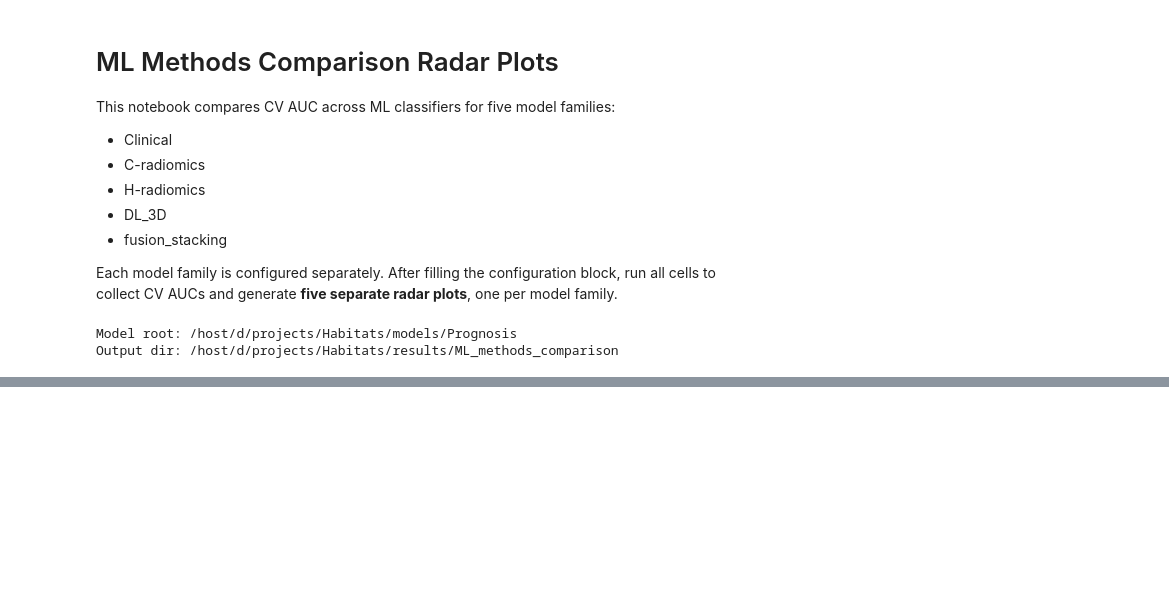
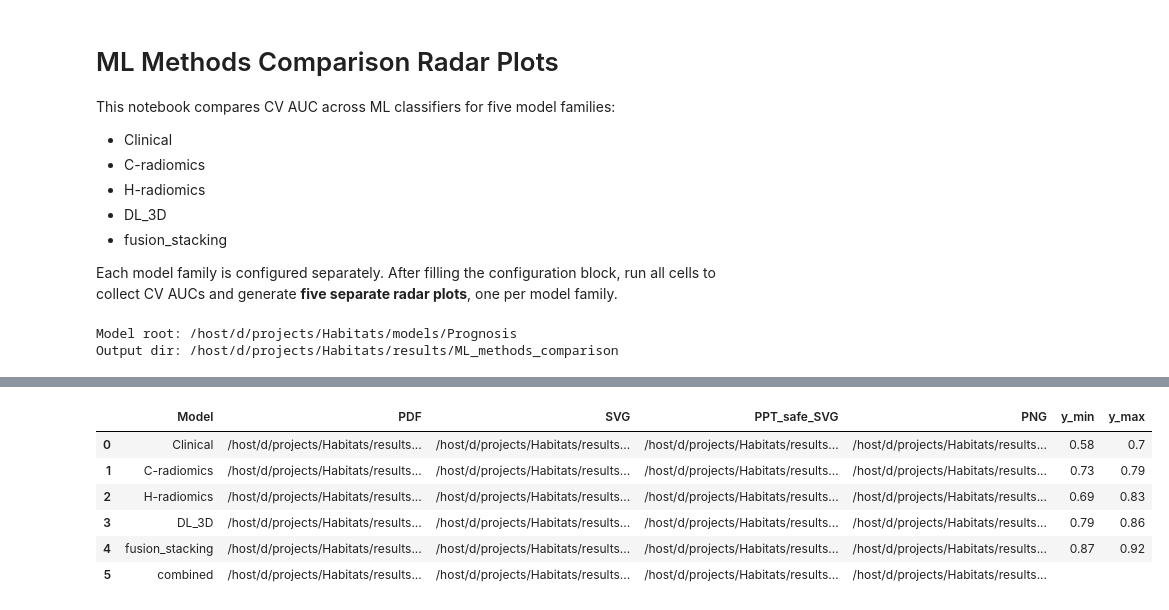
Before and after one commit to zhennongchen/Osteosarcoma, a Jupyter notebook: results_presentation/ML_methods_comparison.ipynb, the cells around one changed output, grey strips where cells are left out. Cells and saved outputs as stored; diff of their text form; code cells hidden in the pictures; blank space fills up the shorter version.

```diff
--- a/results_presentation/ML_methods_comparison.ipynb
+++ b/results_presentation/ML_methods_comparison.ipynb
@@ -468,6 +504,6 @@ Saved: /host/d/projects/Habitats/results/ML_methods_comparison/ML_methods_CV_AUC
 # %%
 # ============================================================
-# 5. Save one radar plot per model family
+# 5. Save one radar plot per model family, plus a combined layout
 # ============================================================
 
 labels = METHOD_ORDER
@@ -475,16 +511,11 @@ n = len(labels)
 angles = np.linspace(0, 2 * np.pi, n, endpoint=False).tolist()
 angles_closed = angles + angles[:1]
 
-saved_plots = []
 
-for model_name in MODEL_CONFIGS.keys():
-    values = auc_wide_df.loc[model_name, METHOD_ORDER].astype(float).to_list()
-    color = MODEL_COLORS.get(model_name, '#4C78A8')
+def draw_radar(ax, model_name, values, color, show_title=True, title_y=1.12):
+    """Draw one model-family radar chart on an existing polar axis."""
     y_min, y_max = radial_limits(values)
     ticks = radial_ticks(y_min, y_max)
-
-    fig = plt.figure(figsize=FIGSIZE)
-    ax = plt.subplot(111, polar=True)
 
     ax.plot(
         angles_closed,
@@ -498,33 +529,100 @@ for model_name in MODEL_CONFIGS.keys():
         color=color,
         alpha=0.25,
     )
-    ax.scatter(angles, values, s=36, color=color, zorder=3)
+    ax.scatter(angles, values, s=34, color=color, zorder=3)
 
     ax.set_xticks(angles)
-    ax.set_xticklabels(labels, fontsize=13)
+    ax.set_xticklabels(labels, fontsize=12)
     ax.set_ylim(y_min, y_max)
     ax.set_yticks(ticks)
-    ax.set_yticklabels([f'{t:.2f}' for t in ticks], fontsize=10)
+    ax.set_yticklabels([f'{t:.2f}' for t in ticks], fontsize=11)
     ax.set_rlabel_position(88)
     ax.grid(True, linestyle=':', linewidth=0.8, alpha=0.85)
     ax.spines['polar'].set_color('#888888')
     ax.spines['polar'].set_linewidth(0.8)
 
-    # Title required by user. No legend.
-    ax.set_title(model_name, y=1.10, fontsize=16, fontweight='bold')
+    if show_title:
+        ax.set_title(model_name, y=title_y, fontsize=18, fontweight='bold')
+
+    return y_min, y_max
+
+
+saved_plots = []
+
+# ------------------------------------------------------------
+# 5A. Individual figures: one model family per file
+# ------------------------------------------------------------
+for model_name in MODEL_CONFIGS.keys():
+    values = auc_wide_df.loc[model_name, METHOD_ORDER].astype(float).to_list()
+    color = MODEL_COLORS.get(model_name, '#4C78A8')
+
+    fig = plt.figure(figsize=FIGSIZE)
+    ax = plt.subplot(111, polar=True)
+    y_min, y_max = draw_radar(ax, model_name, values, color, show_title=True, title_y=1.10)
 
     plt.tight_layout()
 
     base = f'{SAVE_PREFIX}_{safe_filename(model_name)}'
     pdf_path = OUT_DIR / f'{base}.pdf'
     png_path = OUT_DIR / f'{base}.png'
-    fig.savefig(pdf_path, bbox_inches='tight')
+    svg_path, ppt_svg_path = save_pdf_and_ppt_safe_svg(fig, pdf_path, bbox_inches='tight')
     fig.savefig(png_path, dpi=300, bbox_inches='tight')
     plt.show()
 
-    saved_plots.append({'Model': model_name, 'PDF': str(pdf_path), 'PNG': str(png_path), 'y_min': y_min, 'y_max': y_max})
+    saved_plots.append({
+        'Model': model_name,
+        'PDF': str(pdf_path),
+        'SVG': str(svg_path),
+        'PPT_safe_SVG': str(ppt_svg_path),
+        'PNG': str(png_path),
+        'y_min': y_min,
+        'y_max': y_max,
+    })
+
+
+# ------------------------------------------------------------
+# 5B. Combined figure: 3 panels on the first row, 2 centered below
+# ------------------------------------------------------------
+combined_fig = plt.figure(figsize=(13.2, 8.4))
+gs = combined_fig.add_gridspec(
+    2,
+    6,
+    left=0.04,
+    right=0.98,
+    top=0.94,
+    bottom=0.06,
+    wspace=0.62,
+    hspace=0.58,
+)
+
+# Top row: 3 equally spaced panels. Bottom row: 2 centered panels.
+combined_positions = [(0, slice(0, 2)), (0, slice(2, 4)), (0, slice(4, 6)), (1, slice(1, 3)), (1, slice(3, 5))]
+
+for (model_name, position) in zip(MODEL_CONFIGS.keys(), combined_positions):
+    row, col_slice = position
+    ax = combined_fig.add_subplot(gs[row, col_slice], polar=True)
+    values = auc_wide_df.loc[model_name, METHOD_ORDER].astype(float).to_list()
+    color = MODEL_COLORS.get(model_name, '#4C78A8')
+    draw_radar(ax, model_name, values, color, show_title=True, title_y=1.13)
+
+combined_pdf_path = OUT_DIR / f'{SAVE_PREFIX}_combined.pdf'
+combined_png_path = OUT_DIR / f'{SAVE_PREFIX}_combined.png'
+combined_svg_path, combined_ppt_svg_path = save_pdf_and_ppt_safe_svg(combined_fig, combined_pdf_path, bbox_inches='tight')
+combined_fig.savefig(combined_png_path, dpi=300, bbox_inches='tight')
+plt.show()
+
+saved_plots.append({
+    'Model': 'combined',
+    'PDF': str(combined_pdf_path),
+    'SVG': str(combined_svg_path),
+    'PPT_safe_SVG': str(combined_ppt_svg_path),
+    'PNG': str(combined_png_path),
+    'y_min': '',
+    'y_max': '',
+})
 
 saved_plot_df = pd.DataFrame(saved_plots)
 saved_plot_df.to_excel(OUT_DIR / f'{SAVE_PREFIX}_saved_plots.xlsx', index=False)
+print('Saved radar plots to:', OUT_DIR)
 display(saved_plot_df)
 # %% [output]
@@ -565,0 +630,7 @@ findfont: Font family 'Times New Roman' not found.
+|  | Model | PDF | SVG | PPT_safe_SVG | PNG | y_min | y_max |
+| 0 | Clinical | /host/d/projects/Habitats/results... | /host/d/projects/Habitats/results... | /host/d/projects/Habitats/results... | /host/d/projects/Habitats/results... | 0.58 | 0.7 |
+| 1 | C-radiomics | /host/d/projects/Habitats/results... | /host/d/projects/Habitats/results... | /host/d/projects/Habitats/results... | /host/d/projects/Habitats/results... | 0.73 | 0.79 |
+| 2 | H-radiomics | /host/d/projects/Habitats/results... | /host/d/projects/Habitats/results... | /host/d/projects/Habitats/results... | /host/d/projects/Habitats/results... | 0.69 | 0.83 |
+| 3 | DL_3D | /host/d/projects/Habitats/results... | /host/d/projects/Habitats/results... | /host/d/projects/Habitats/results... | /host/d/projects/Habitats/results... | 0.79 | 0.86 |
+| 4 | fusion_stacking | /host/d/projects/Habitats/results... | /host/d/projects/Habitats/results... | /host/d/projects/Habitats/results... | /host/d/projects/Habitats/results... | 0.87 | 0.92 |
+| 5 | combined | /host/d/projects/Habitats/results... | /host/d/projects/Habitats/results... | /host/d/projects/Habitats/results... | /host/d/projects/Habitats/results... |  |  |
```
Also changed, not shown: parts of 4 cells of this notebook, 33 other files.
